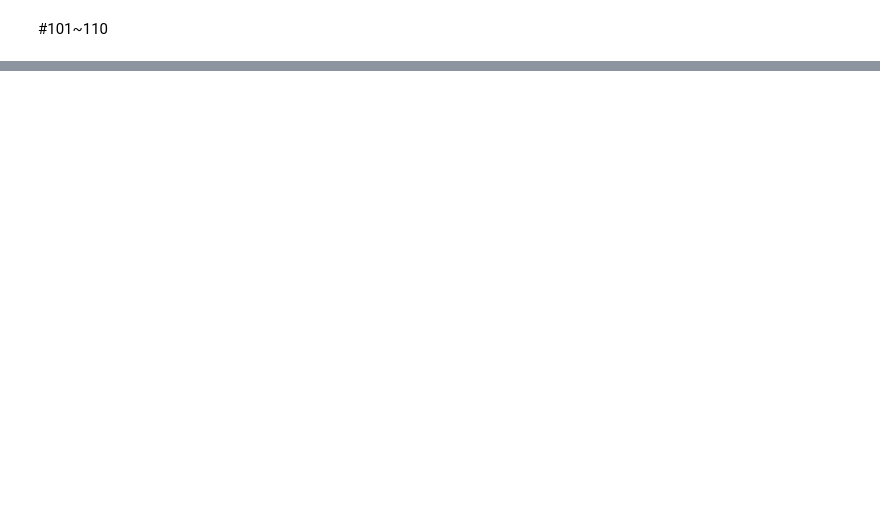
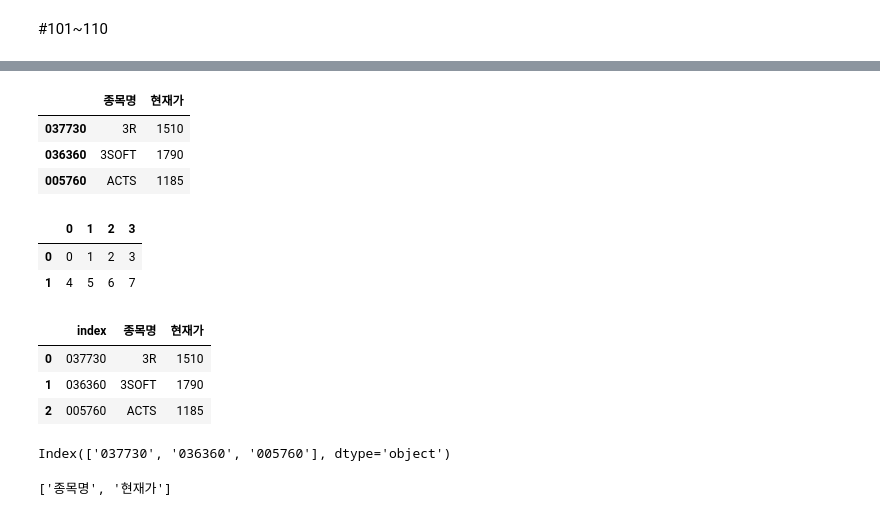
Before and after one commit to KIMJONGIK/Colab, a Jupyter notebook: Q300.ipynb, the cells around one changed output, grey strips where cells are left out. Cells and saved outputs as stored; diff of their text form; code cells hidden in the pictures; blank space fills up the shorter version.

```diff
--- a/Q300.ipynb
+++ b/Q300.ipynb
@@ -1215,0 +1253,40 @@ dtype: object
+# %%
+index = ["037730", "036360", "005760"]
+data = [["3R", "1510"],
+         ["3SOFT", 1790],
+         ["ACTS", 1185]]
+columns = ["종목명", "현재가"]
+df = pd.DataFrame(data=data, columns=columns, index=index)
+df
+# %% [output]
+|  | 종목명 | 현재가 |
+| 037730 | 3R | 1510 |
+| 036360 | 3SOFT | 1790 |
+| 005760 | ACTS | 1185 |
+# %%
+pd.DataFrame(data=np.arange(8).reshape(2,4))
+# %% [output]
+|  | 0 | 1 | 2 | 3 |
+| 0 | 0 | 1 | 2 | 3 |
+| 1 | 4 | 5 | 6 | 7 |
+# %%
+index = ["037730", "036360", "005760"]
+data = [["3R", "1510"],
+         ["3SOFT", 1790],
+         ["ACTS", 1185]]
+columns = ["종목명", "현재가"]
+df = pd.DataFrame(data=data, index=index, columns=columns)
+df.reset_index()
+# %% [output]
+|  | index | 종목명 | 현재가 |
+| 0 | 037730 | 3R | 1510 |
+| 1 | 036360 | 3SOFT | 1790 |
+| 2 | 005760 | ACTS | 1185 |
+# %%
+df.index
+# %% [output]
+Index(['037730', '036360', '005760'], dtype='object')
+# %%
+df.columns.tolist()
+# %% [output]
+['종목명', '현재가']
```
Also changed, not shown: parts of 28 cells of this notebook.
